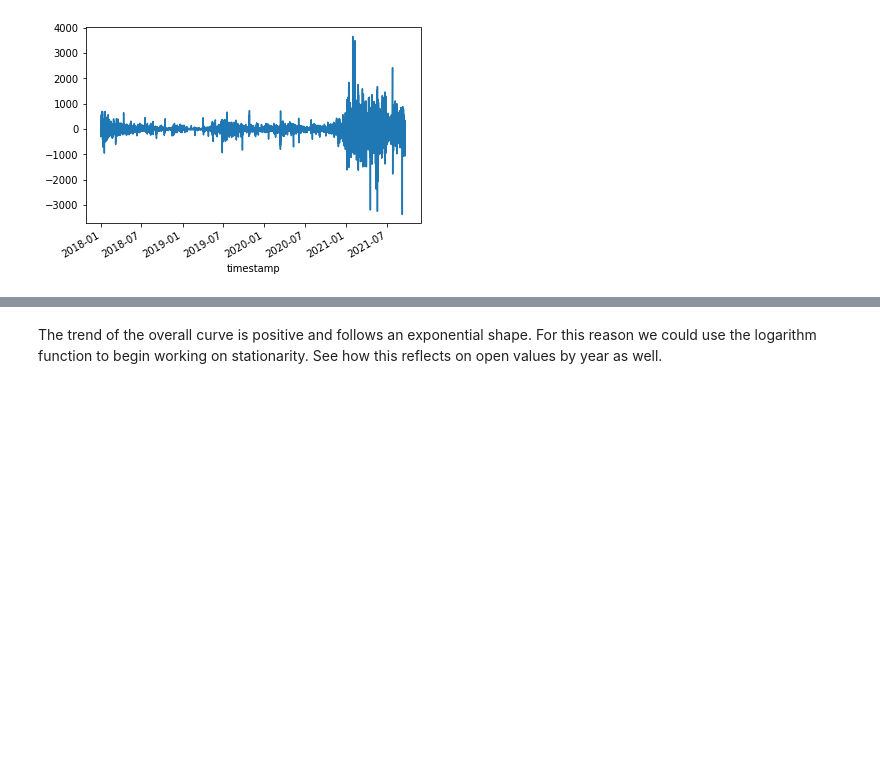
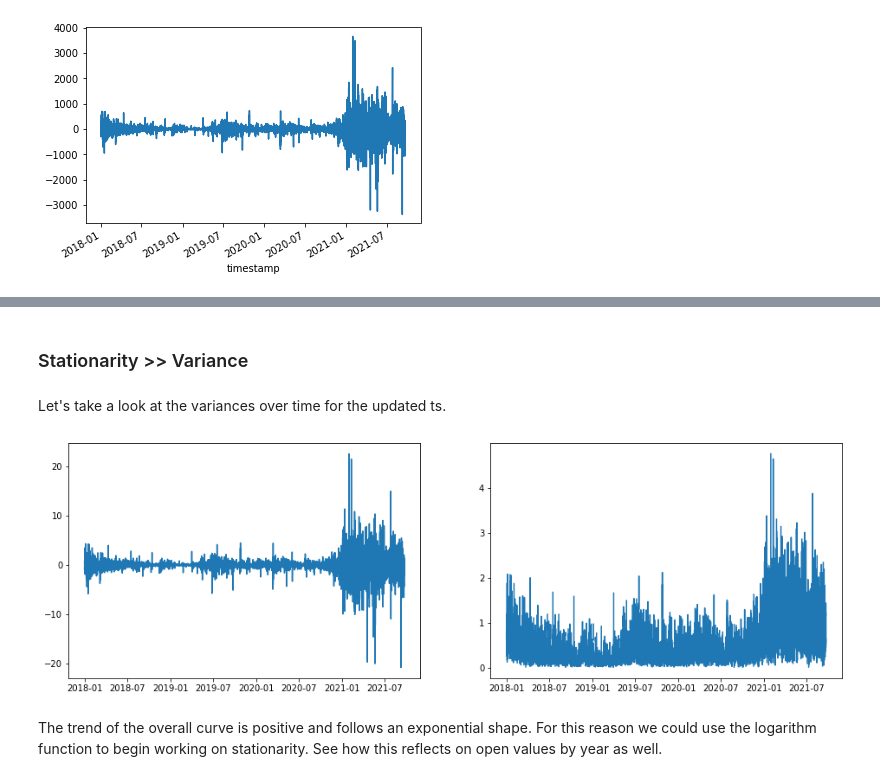
Before and after one commit to tfranza/crypto-forecasting, a Jupyter notebook: eda.ipynb, the cells around one changed output, grey strips where cells are left out. Drawn from its saved outputs; the diff is of its cells as text; code cells hidden in the pictures; blank space fills up the shorter version.

```diff
--- a/eda.ipynb
+++ b/eda.ipynb
@@ -248,0 +292,3 @@ TypeError: float() argument must be a string or a number, not 'AxesSubplot'
+# %%
+dif_lagged = zscore(dif_lagged.dropna())
+dif_lagged.head()
@@ -249,3 +303,17 @@ TypeError: float() argument must be a string or a number, not 'AxesSubplot'
+# %% [markdown]
+### Stationarity >> Variance
+# %% [markdown]
+Let's take a look at the variances over time for the updated ts.
+# %%
+
+fig, axis = plt.subplots(1, 2, figsize=(16,5), sharex=True)
+
+axis[0].plot(zscore(dif_lagged.dropna()))
+axis[1].plot(np.sqrt(zscore(dif_lagged.dropna())))
+
+plt.show()
+# %% [output]
+[figure, added]
 # %% [markdown]
 The trend of the overall curve is positive and follows an exponential shape. For this reason we could use the logarithm function to begin working on stationarity. See how this reflects on open values by year as well.
 # %%
```
Also changed, not shown: parts of 12 cells of this notebook.
